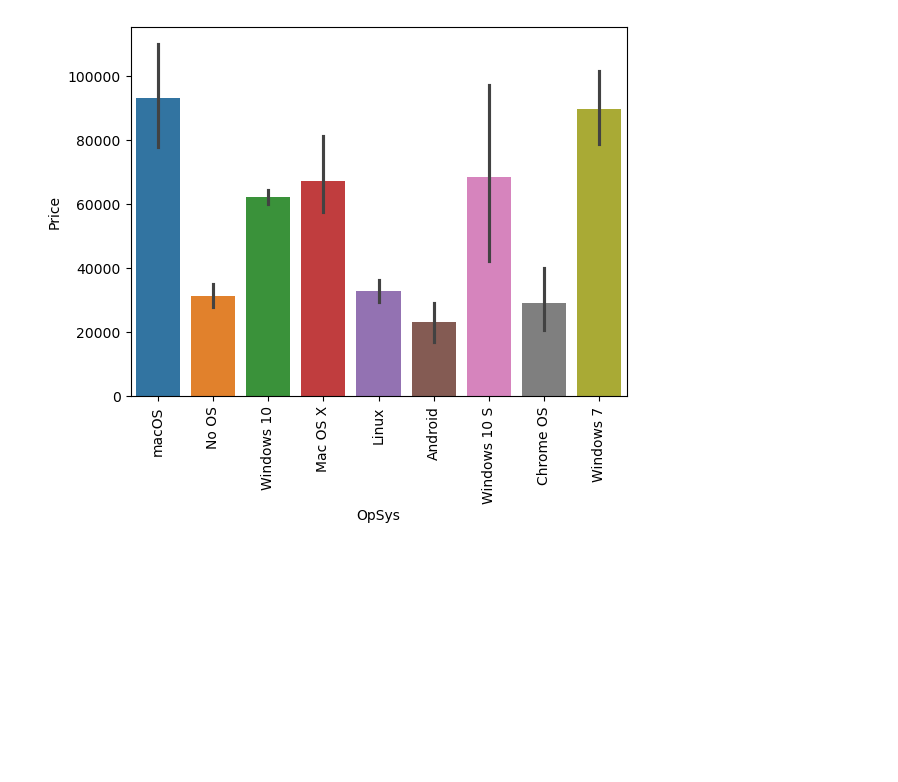
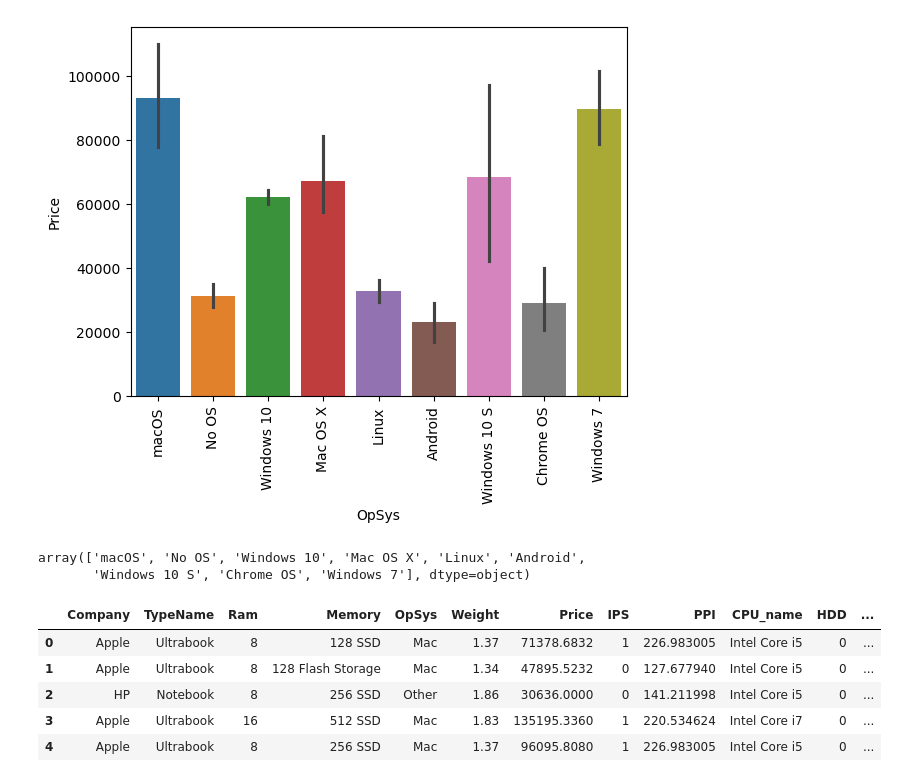
Before and after one commit to devloopcode/laptop_price_predictor, a Jupyter notebook: laptop_price_predicted.ipynb, the cells around one changed output. Cells and saved outputs as stored; diff of their text form; code cells hidden in the pictures; blank space fills up the shorter version.

```diff
--- a/laptop_price_predicted.ipynb
+++ b/laptop_price_predicted.ipynb
@@ -776,3 +776,27 @@ plt.xticks(rotation=90)
 plt.show()
 # %% [output]
 [figure]
+# %%
+df['OpSys'].unique()
+# %% [output]
+array(['macOS', 'No OS', 'Windows 10', 'Mac OS X', 'Linux', 'Android',
+       'Windows 10 S', 'Chrome OS', 'Windows 7'], dtype=object)
+# %%
+def set_category(text):
+    if text == "Windows 10" or text == "Windows 7" or text == "Windows 10 S":
+        return "Windows"
+    elif text == "Mac OS X" or text == "macOS":
+        return "Mac"
+    else:
+        return "Other"
+
+df['OpSys'] = df['OpSys'].apply(lambda x:set_category(x))
+
+df.head()
+# %% [output]
+|  | Company | TypeName | Ram | Memory | OpSys | Weight | Price | IPS | PPI | CPU_name | HDD | ... |
+| 0 | Apple | Ultrabook | 8 | 128 SSD | Mac | 1.37 | 71378.6832 | 1 | 226.983005 | Intel Core i5 | 0 | ... |
+| 1 | Apple | Ultrabook | 8 | 128 Flash Storage | Mac | 1.34 | 47895.5232 | 0 | 127.677940 | Intel Core i5 | 0 | ... |
+| 2 | HP | Notebook | 8 | 256 SSD | Other | 1.86 | 30636.0000 | 0 | 141.211998 | Intel Core i5 | 0 | ... |
+| 3 | Apple | Ultrabook | 16 | 512 SSD | Mac | 1.83 | 135195.3360 | 1 | 220.534624 | Intel Core i7 | 0 | ... |
+| 4 | Apple | Ultrabook | 8 | 256 SSD | Mac | 1.37 | 96095.8080 | 1 | 226.983005 | Intel Core i5 | 0 | ... |
```
Also changed, not shown: parts of 4 cells of this notebook.
